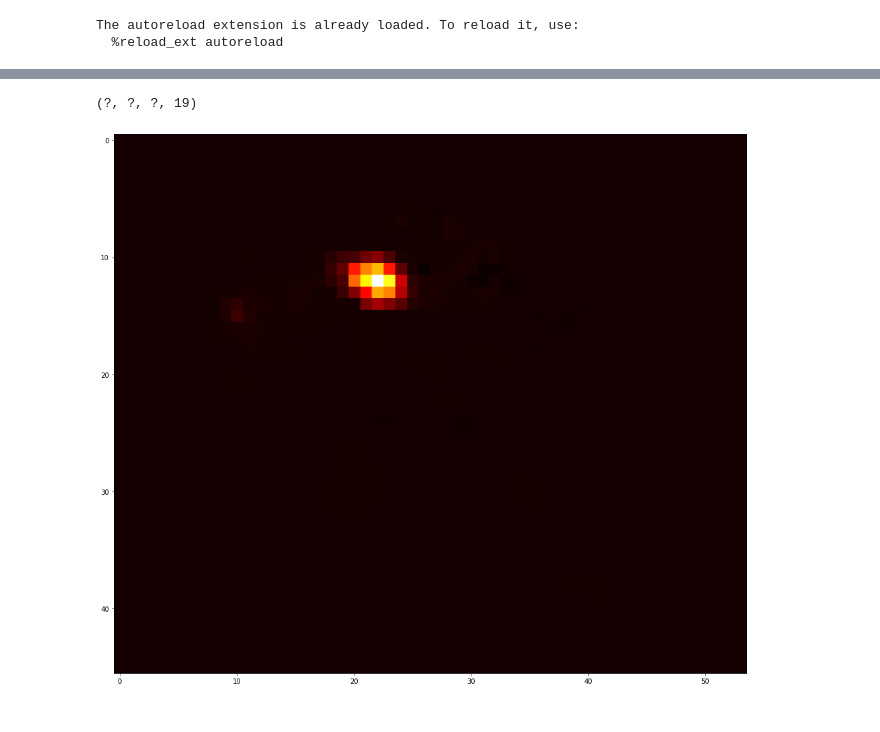
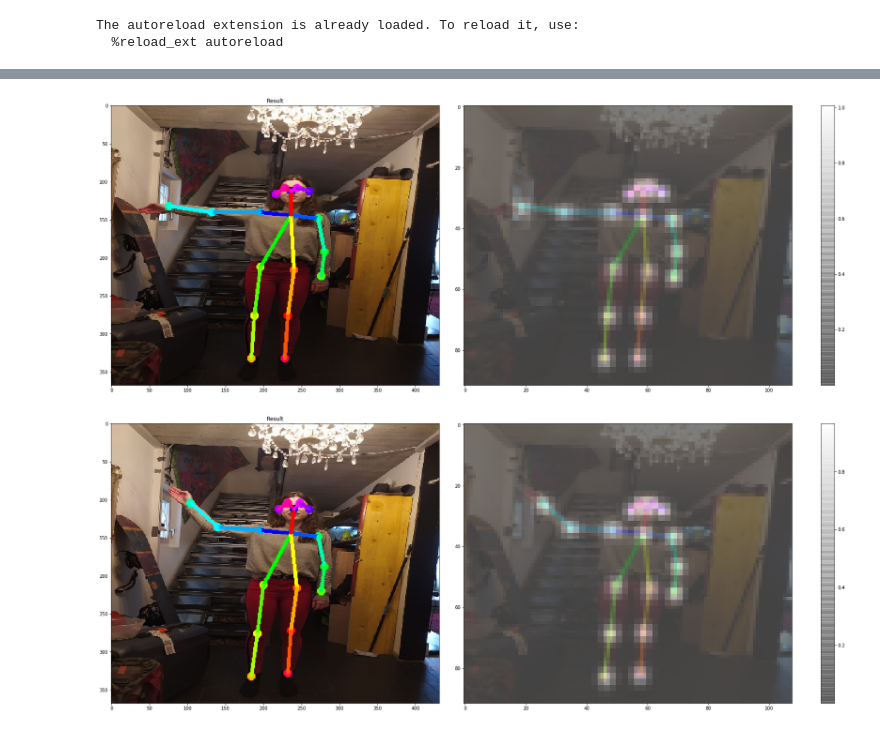
Before and after one commit to alexus37/MasterThesisCode, a Jupyter notebook: experiments/OpenPoseUnderstandLoss.ipynb, the cells around one changed output, grey strips where cells are left out. Cells and saved outputs as stored; diff of their text form; code cells hidden in the pictures.

```diff
--- a/experiments/OpenPoseUnderstandLoss.ipynb
+++ b/experiments/OpenPoseUnderstandLoss.ipynb
@@ -45,12 +47,12 @@ The autoreload extension is already loaded. To reload it, use:
 # %%
 # params 432, 368
 w, h = 432, 368
-image_path = './data/images/muscle.jpg'
-image_path_black = './data/images/muscle_black1.jpg'
+image_path_source = './data/images/lea_source.jpg'
+image_path_target = './data/images/lea_target_near.jpg'
 model = 'cmu'
 resize_out_ratio = 2.0
-image = common.read_imgfile(image_path, w, h)
-image_black = common.read_imgfile(image_path_black, w, h)
+image_source = common.read_imgfile(image_path_source, w, h)
+image_target = common.read_imgfile(image_path_target, w, h)
 def put_heatmap(heatmap, plane_idx, center, sigma):
         center_x, center_y = center
         _, height, width = heatmap.shape[:3]
@@ -86,19 +77,14 @@ _ = plt.imshow(loss_heat[CocoPart.RShoulder.value], cmap=plt.cm.hot)
-# %%
-stage = 2
-operation = e.graph.get_operation_by_name(f'TfPoseEstimator/Mconv7_stage{stage}_L2/BiasAdd')
-axTensor = operation.outputs[0]
-print(axTensor.shape)
-output = e.persistent_sess.run(
-            axTensor,
-            feed_dict={
-                e.tensor_image: [image],
-                e.upsample_size: [int(e.target_size[1] / 8 * resize_out_ratio), int(e.target_size[0] / 8 * resize_out_ratio)]
-            }
-        )
-attribution = output[0, :, :, CocoPart.RShoulder.value]
-
-fig = plt.figure(figsize=(25, 15))
-_ = plt.imshow(attribution, cmap=plt.cm.hot)
-# %% [output]
-(?, ?, ?, 19)
-[figure, removed]
+# %%
+e_source = TfPoseEstimator(get_graph_path(model), target_size=(w, h), trt_bool=False)
+e_target = TfPoseEstimator(get_graph_path(model), target_size=(w, h), trt_bool=False)
+upsample_size = [int(e_target.target_size[1] / 8 * resize_out_ratio), int(e_target.target_size[0] / 8 * resize_out_ratio)]
+# %%
+human_source = e_source.inference(image_source, resize_to_default=(w > 0 and h > 0), upsample_size=resize_out_ratio)
+plot_pose(image_source, human_source, e_source.heatMat)
+# %% [output]
+[figure, added]
+# %%
+human_target = e_target.inference(image_target, resize_to_default=(w > 0 and h > 0), upsample_size=resize_out_ratio)
+plot_pose(image_target, human_target, e_target.heatMat)
+# %% [output]
+[figure, added]
```
Also changed, not shown: parts of 13 cells of this notebook, 1 other file.
